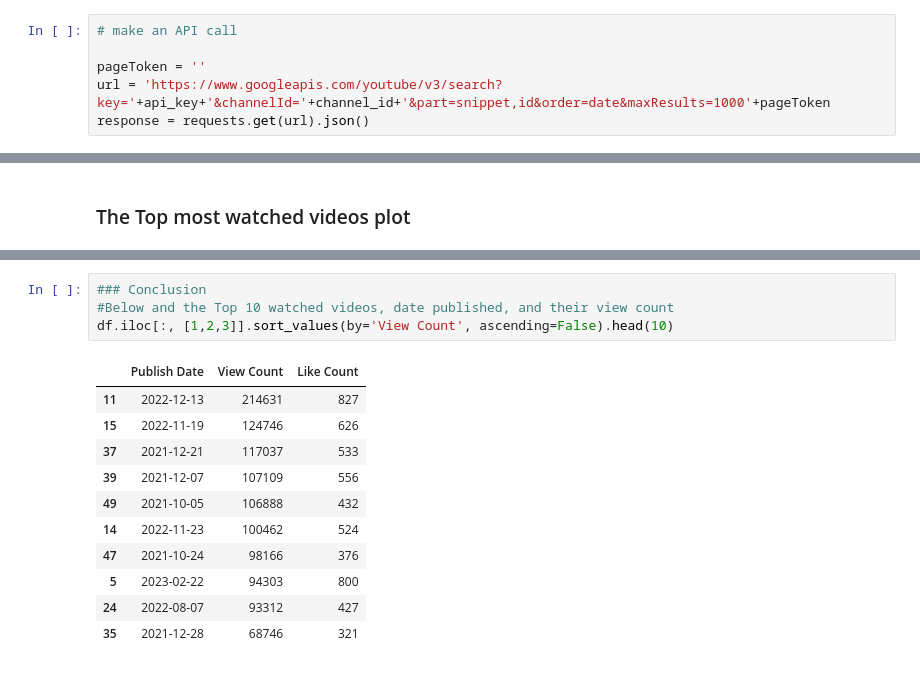
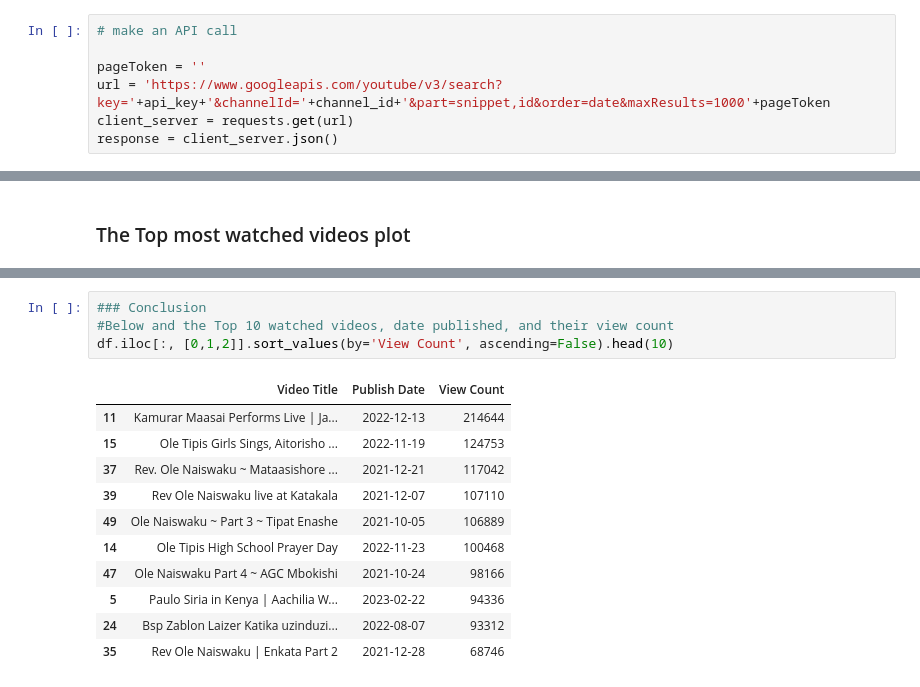
Before and after one commit to D-EKALE/YOUTUBE-API-project, a Jupyter notebook: Youtube_API.ipynb, the cells around one changed output, grey strips where cells are left out. Cells and saved outputs as stored; diff of their text form.

```diff
--- a/Youtube_API.ipynb
+++ b/Youtube_API.ipynb
@@ -15,6 +15,7 @@ channel_id = keys.channel_id
 
 pageToken = ''
 url = 'https://www.googleapis.com/youtube/v3/search?key='+api_key+'&channelId='+channel_id+'&part=snippet,id&order=date&maxResults=1000'+pageToken
-response = requests.get(url).json()
+client_server = requests.get(url)
+response = client_server.json()
 # %%
 # check if the client server response was a success
@@ -109,16 +104,16 @@ plt.show()
 # %%
 ### Conclusion
 #Below and the Top 10 watched videos, date published, and their view count
-df.iloc[:, [1,2,3]].sort_values(by='View Count', ascending=False).head(10)
+df.iloc[:, [0,1,2]].sort_values(by='View Count', ascending=False).head(10)
 # %% [output]
-|  | Publish Date | View Count | Like Count |
-| 11 | 2022-12-13 | 214631 | 827 |
-| 15 | 2022-11-19 | 124746 | 626 |
-| 37 | 2021-12-21 | 117037 | 533 |
-| 39 | 2021-12-07 | 107109 | 556 |
-| 49 | 2021-10-05 | 106888 | 432 |
-| 14 | 2022-11-23 | 100462 | 524 |
-| 47 | 2021-10-24 | 98166 | 376 |
-| 5 | 2023-02-22 | 94303 | 800 |
-| 24 | 2022-08-07 | 93312 | 427 |
-| 35 | 2021-12-28 | 68746 | 321 |
+|  | Video Title | Publish Date | View Count |
+| 11 | Kamurar Maasai Performs Live | Ja... | 2022-12-13 | 214644 |
+| 15 | Ole Tipis Girls Sings, Aitorisho ... | 2022-11-19 | 124753 |
+| 37 | Rev. Ole Naiswaku ~ Mataasishore ... | 2021-12-21 | 117042 |
+| 39 | Rev Ole Naiswaku live at Katakala | 2021-12-07 | 107110 |
+| 49 | Ole Naiswaku ~ Part 3 ~ Tipat Enashe | 2021-10-05 | 106889 |
+| 14 | Ole Tipis High School Prayer Day | 2022-11-23 | 100468 |
+| 47 | Ole Naiswaku Part 4 ~ AGC Mbokishi | 2021-10-24 | 98166 |
+| 5 | Paulo Siria in Kenya | Aachilia W... | 2023-02-22 | 94336 |
+| 24 | Bsp Zablon Laizer Katika uzinduzi... | 2022-08-07 | 93312 |
+| 35 | Rev Ole Naiswaku | Enkata Part 2 | 2021-12-28 | 68746 |
```
Also changed, not shown: parts of 4 cells of this notebook.
